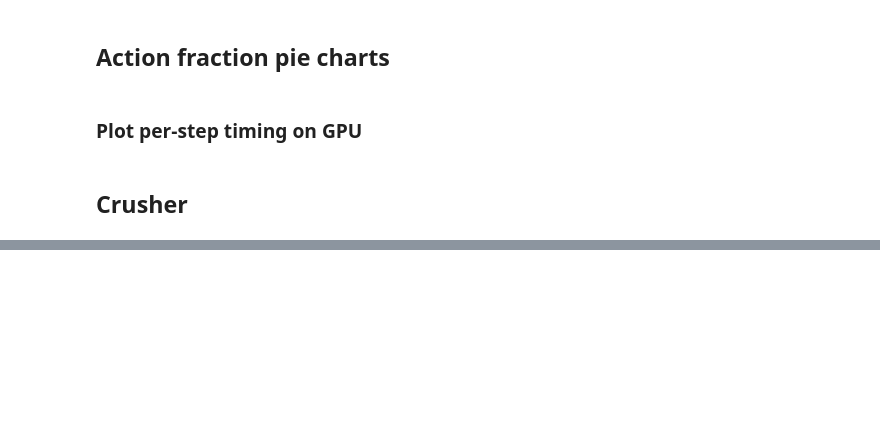
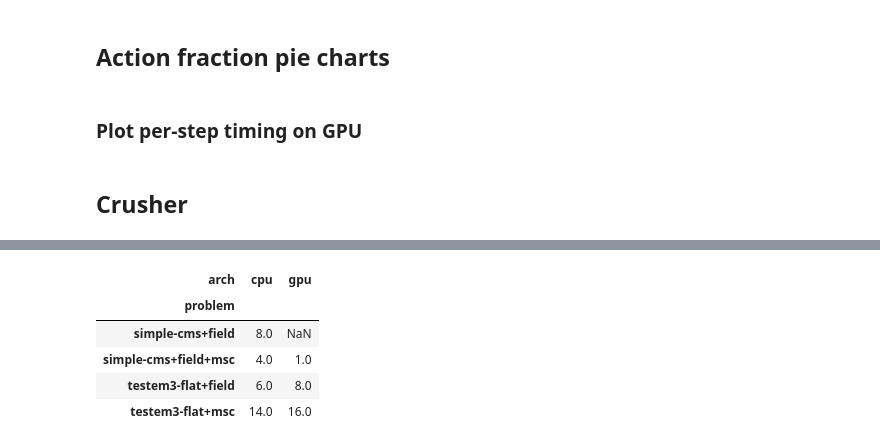
Before and after one commit to celeritas-project/regression, a Jupyter notebook: analysis.ipynb, the cells around one changed output, grey strips where cells are left out. Saved outputs shown, nothing was run; the diff lists cells and outputs as text; code cells hidden in the pictures; blank space fills up the shorter version.

```diff
--- a/analysis.ipynb
+++ b/analysis.ipynb
@@ -216,2 +272,8 @@ print(crusher)
 # %%
-crusher_fail = crusher.failures().xs('orange', level='geo')
+failures = crusher.failures().xs('orange', level='geo')['stderr'].fillna(0)
+
+for key, lines in failures.items():
+    print("="*78)
+    print(key)
+    if lines:
+        print("   " + " - \n".join(lines[-3:]))
@@ -223,5 +298,12 @@ for key, lines in crusher_fail['stderr'].iteritems():
 # %%
-crusher_fail['stderr'].groupby(['problem', 'arch']).count().unstack()
+failures.groupby(['problem', 'arch']).count().unstack()
+# %% [output]
+| arch | cpu | gpu |
+| problem |  |  |
+| simple-cms+field | 8.0 | NaN |
+| simple-cms+field+msc | 4.0 | 1.0 |
+| testem3-flat+field | 6.0 | 8.0 |
+| testem3-flat+msc | 14.0 | 16.0 |
 # %%
 csum = analyze.summarize_instances(crusher.result[~crusher.invalid][[
     'avg_steps_per_primary',
```
Also changed, not shown: parts of 29 cells of this notebook, 13 other files.
